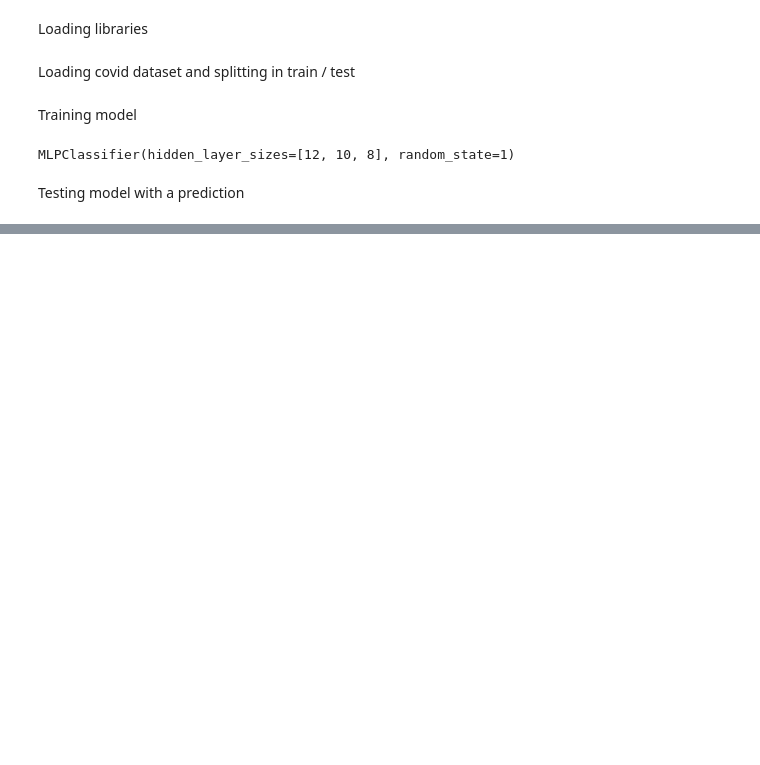
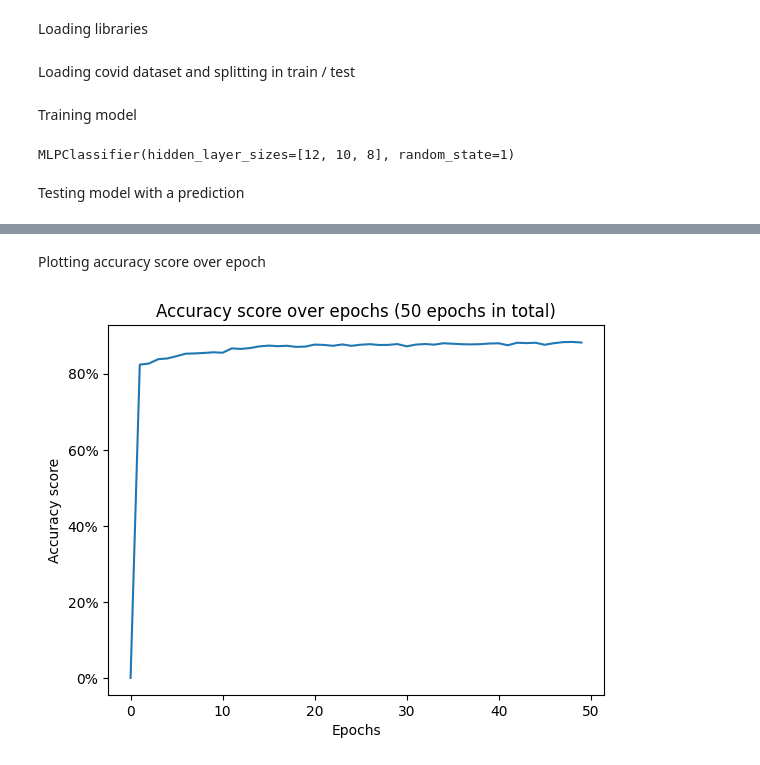
Before and after one commit to mathiasmellemstuen/FYS_STK4155_Prosjekt_3, a Jupyter notebook: src/main.ipynb, the cells around one changed output, grey strips where cells are left out. Saved outputs shown, nothing was run; the diff lists cells and outputs as text; code cells hidden in the pictures; blank space fills up the shorter version.

Commit message:
Adding accuracy score over epochs plot.

```diff
--- a/src/main.ipynb
+++ b/src/main.ipynb
@@ -37,0 +43,24 @@ print(accuracy_score(y_pred, y_test))
+# %% [markdown]
+Plotting accuracy score over epoch
+# %%
+# Ignoring convergence warning for not bloating the output
+warnings.filterwarnings("ignore", category=ConvergenceWarning)
+max_epochs = 50
+
+predictions = np.zeros(max_epochs)
+
+for i in range(1, max_epochs):
+    classifier = MLPClassifier(solver="adam", hidden_layer_sizes=layers, random_state=1, activation="relu", max_iter= i)
+    classifier.fit(X_train, y_train)
+    predictions[i] = accuracy_score(classifier.predict(X_test), y_test, conf = False)
+
+plt.figure()
+plt.plot(predictions * 100)
+plt.xlabel("Epochs")
+plt.ylabel("Accuracy score")
+plt.title(f"Accuracy score over epochs ({max_epochs} epochs in total)")
+plt.savefig("../figures/accuracy_over_epochs_mlp")
+plt.gca().yaxis.set_major_formatter(mtick.PercentFormatter())
+plt.show()
+# %% [output]
+[figure, added]
```
Also changed, not shown: parts of 2 cells of this notebook, 1 other file.
